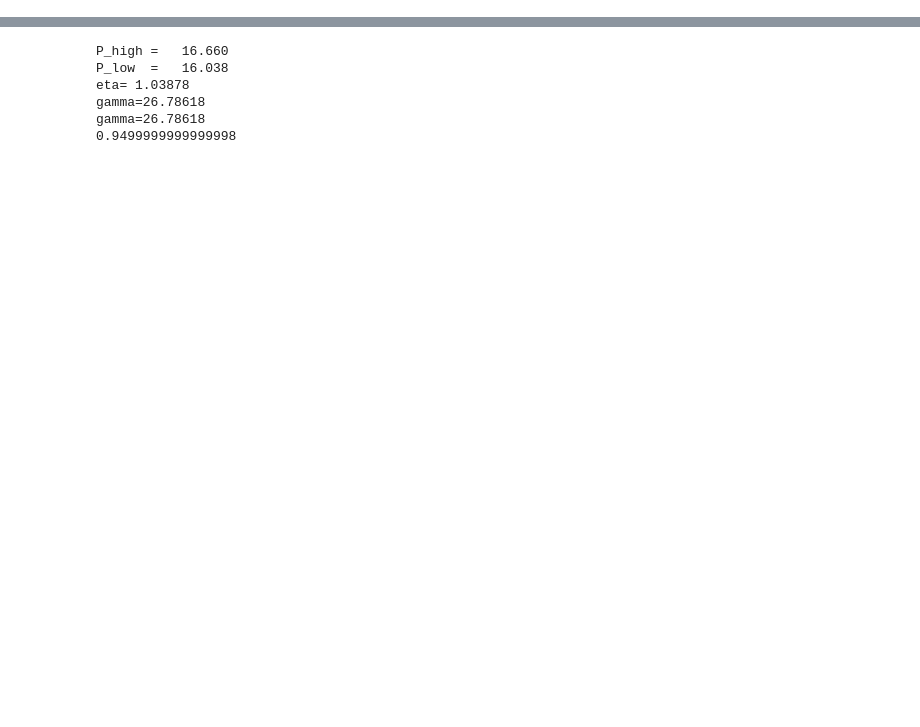
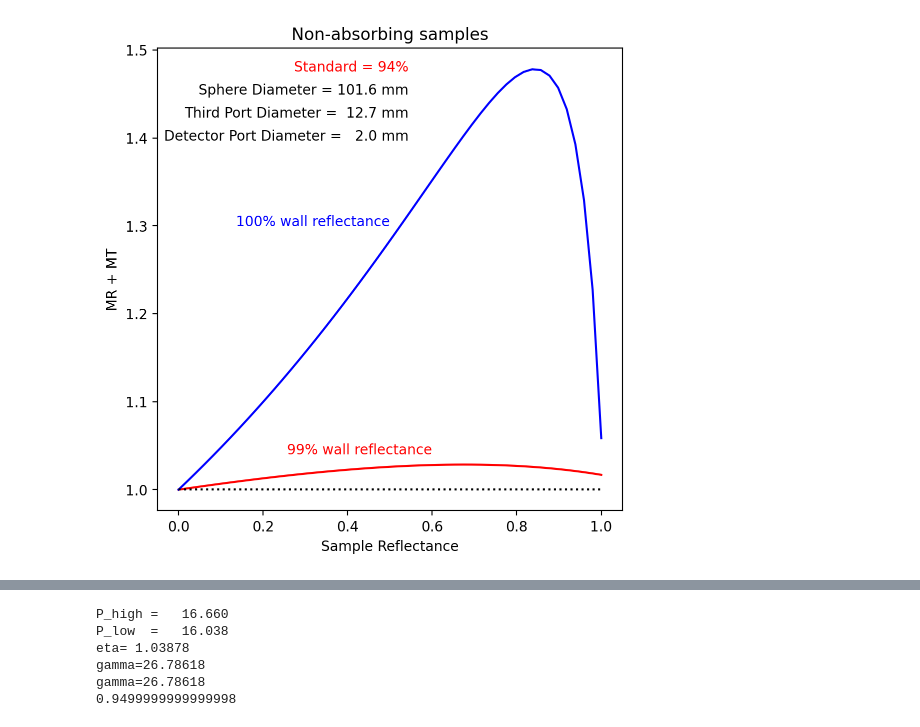
Before and after one commit to scottprahl/iadpython, a Jupyter notebook: docs/measurements.ipynb, the cells around one changed output, grey strips where cells are left out. Saved outputs shown, nothing was run; the diff lists cells and outputs as text; code cells hidden in the pictures; blank space fills up the shorter version.

```diff
--- a/docs/measurements.ipynb
+++ b/docs/measurements.ipynb
@@ -267,0 +116,37 @@ we note that in the standard measurement the baffle is not between the standard
+# %%
+t_sample = np.linspace(0.0,1,50)
+r_sample = 1-t_sample
+d_sphere = 25.4*4 #mm
+d_sample = 25.4/2
+
+s = iadpython.Sphere(d_sphere, d_sample, d_third=25.4/2, d_detector=2)
+r_standard = 0.94
+s.r_std = r_standard
+s.r_third = r_standard
+
+plt.figure(figsize=(6,6))
+s.r_wall=0.99
+MT = s.MT(t_sample, r_sample)
+MR = s.MR(r_sample)
+
+plt.plot(r_sample, MR+MT, color='red')
+plt.text(0.6,1.04,'%g%% wall reflectance'%(100*s.r_wall), color='red', ha='right')
+
+s.r_wall=1.00
+MT = s.MT(t_sample, r_sample)
+MR = s.MR(r_sample)
+plt.plot(r_sample, MR+MT, color='blue')
+plt.text(0.5,1.3,'%g%% wall reflectance'%(100*s.r_wall), color='blue', ha='right')
+
+plt.plot([0,1],[1,1],':k')
+
+plt.xlabel('Sample Reflectance')
+plt.ylabel('MR + MT')
+plt.title('Non-absorbing samples')
+plt.text(0.55,0.90,"Sphere Diameter = %5.1f mm "%s.d, ha='right', transform=plt.gca().transAxes)
+plt.text(0.55,0.85,"Third Port Diameter = %5.1f mm "%(s.third.d), ha='right',transform=plt.gca().transAxes)
+plt.text(0.55,0.80,"Detector Port Diameter = %5.1f mm "%(s.detector.d), ha='right',transform=plt.gca().transAxes)
+plt.text(0.55,0.95,"Standard = %g%% "%(100*r_standard), ha='right',transform=plt.gca().transAxes,color='red')
+plt.show()
+# %% [output]
+[figure, added]
```
Also changed, not shown: parts of 21 cells of this notebook, 4 other files.
